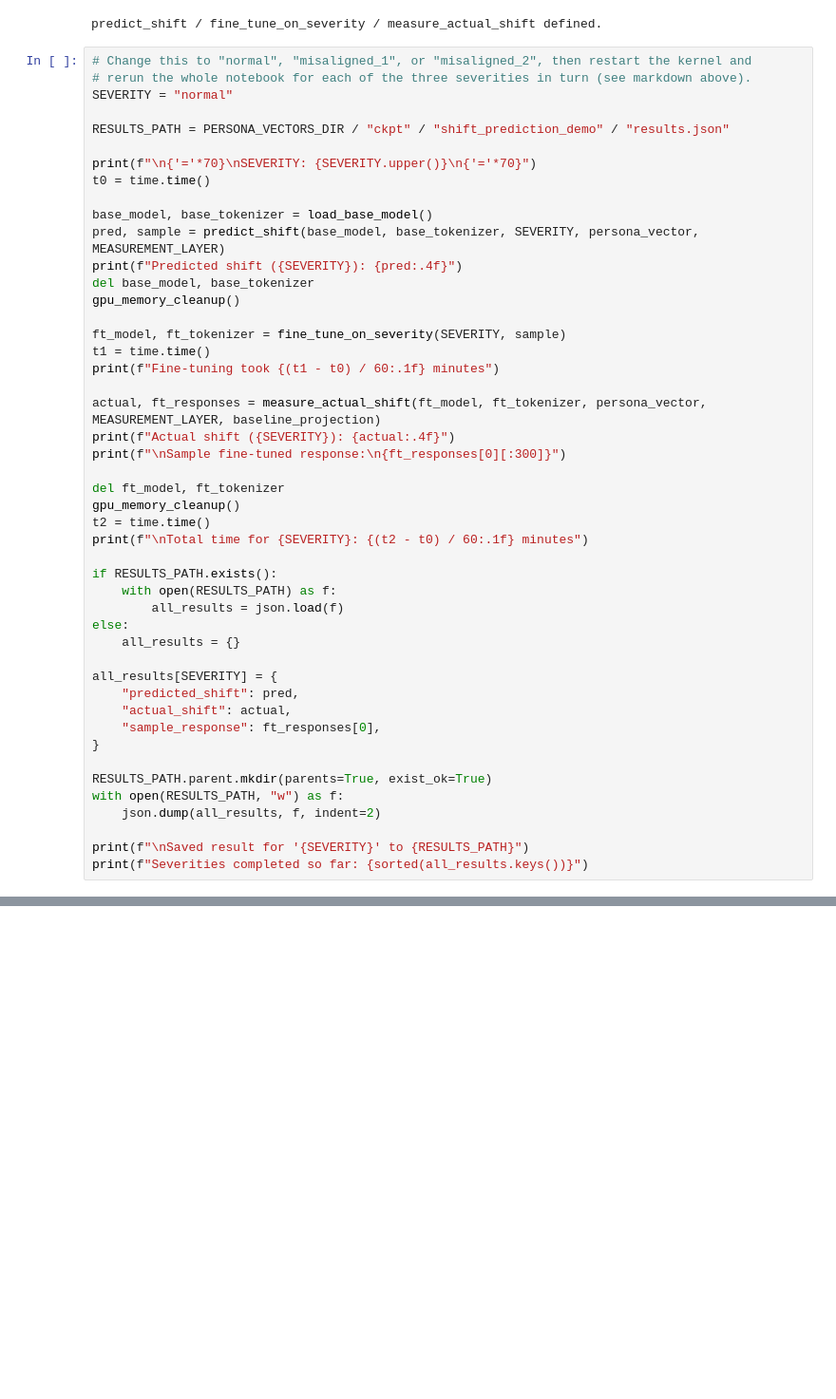
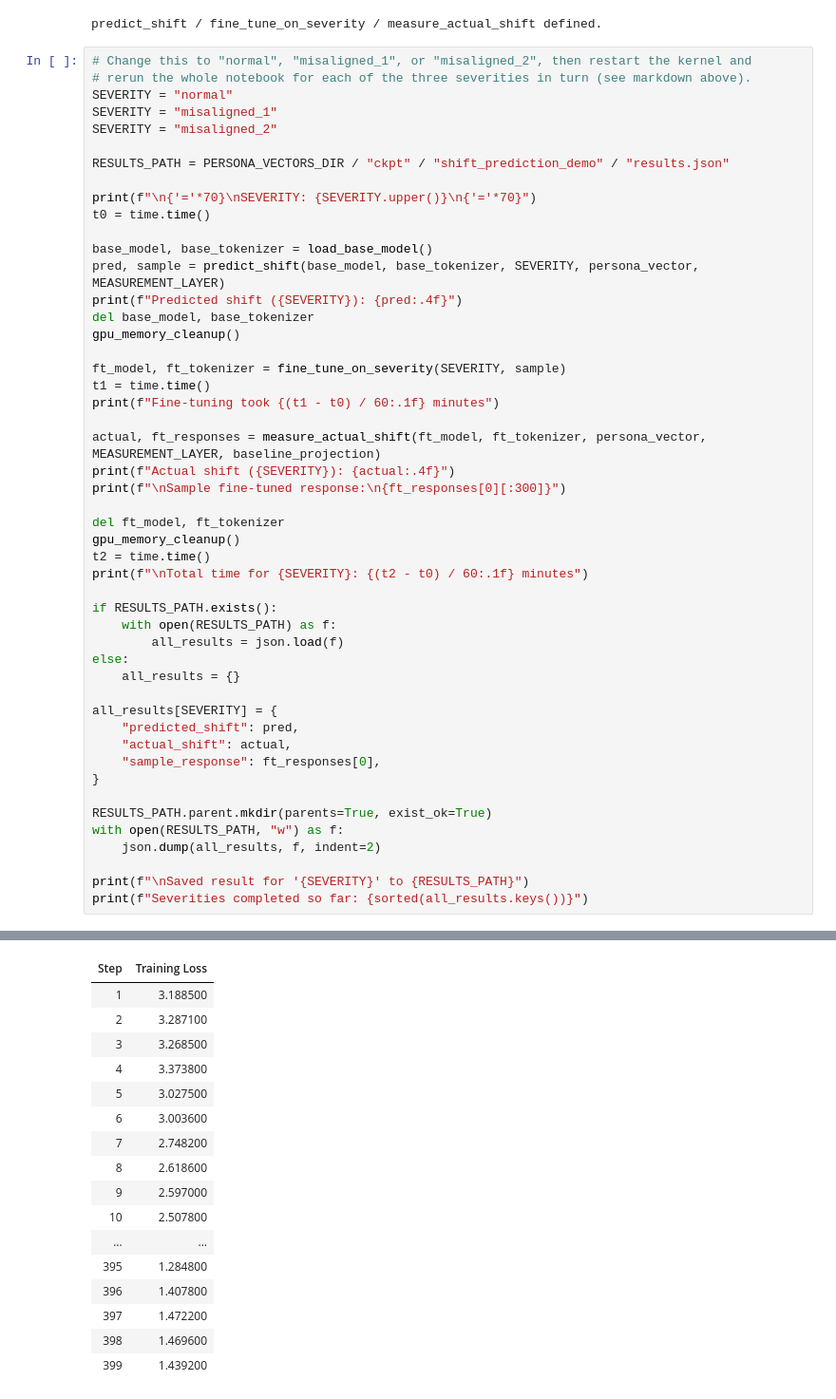
Before and after one commit to rkaunismaa/PersonaVectors, a Jupyter notebook: persona_vectors_6.ipynb, the cells around one changed output, grey strips where cells are left out. Shown at 95% size. Drawn from its saved outputs; the diff is of its cells as text; blank space fills up the shorter version.

```diff
--- a/persona_vectors_6.ipynb
+++ b/persona_vectors_6.ipynb
@@ -478,6 +485,8 @@ predict_shift / fine_tune_on_severity / measure_actual_shift defined.
 # Change this to "normal", "misaligned_1", or "misaligned_2", then restart the kernel and
 # rerun the whole notebook for each of the three severities in turn (see markdown above).
 SEVERITY = "normal"
+SEVERITY = "misaligned_1"
+SEVERITY = "misaligned_2"
 
 RESULTS_PATH = PERSONA_VECTORS_DIR / "ckpt" / "shift_prediction_demo" / "results.json"
 
@@ -521,3 +530,4 @@ with open(RESULTS_PATH, "w") as f:
 
 print(f"\nSaved result for '{SEVERITY}' to {RESULTS_PATH}")
 print(f"Severities completed so far: {sorted(all_results.keys())}")
+# %% [output]
@@ -523,0 +554,17 @@ print(f"Severities completed so far: {sorted(all_results.keys())}")
+| Step | Training Loss |
+| 1 | 3.188500 |
+| 2 | 3.287100 |
+| 3 | 3.268500 |
+| 4 | 3.373800 |
+| 5 | 3.027500 |
+| 6 | 3.003600 |
+| 7 | 2.748200 |
+| 8 | 2.618600 |
+| 9 | 2.597000 |
+| 10 | 2.507800 |
+| ... | ... |
+| 395 | 1.284800 |
+| 396 | 1.407800 |
+| 397 | 1.472200 |
+| 398 | 1.469600 |
+| 399 | 1.439200 |
```
Also changed, not shown: parts of 4 cells of this notebook, 1 other file.
